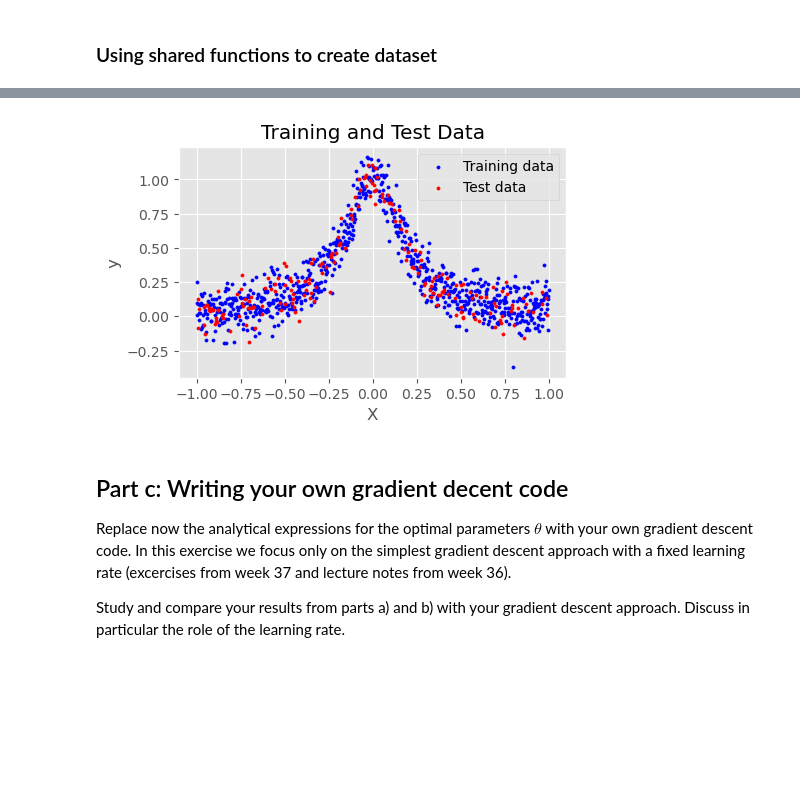
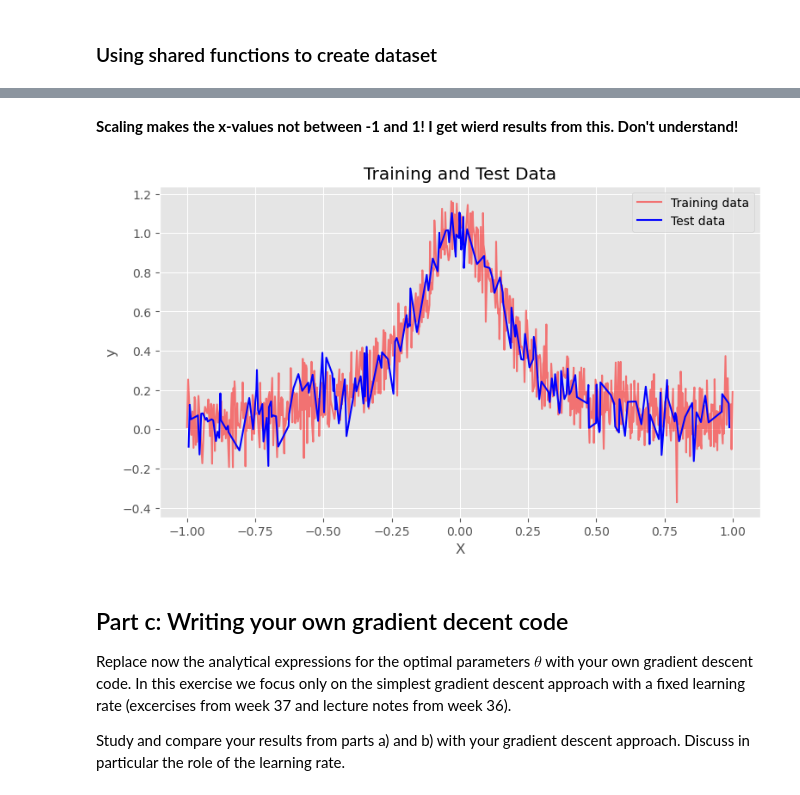
Before and after one commit to kjes4pres/Project_1_FYSSTK, a Jupyter notebook: Code/c_and_d.ipynb, the cells around one changed output, grey strips where cells are left out. Saved outputs shown, nothing was run; the diff lists cells and outputs as text; code cells hidden in the pictures; blank space fills up the shorter version.

Commit message:
plotting, skalering funker ikke waaa

```diff
--- a/Code/c_and_d.ipynb
+++ b/Code/c_and_d.ipynb
@@ -65,0 +66,15 @@ X_test = x_test_scaled
+# %%
+#Scaling the full data, the training and the test set separately
+# x_train_s = my_scaler(x_train)
+# x_test_s  = my_scaler(x_test)
+# x_all_s   = my_scaler(x_all)
+
+scaler = StandardScaler(with_mean=False)  # or with_mean=True depending on your needs
+scaler.fit(x_train)
+x_train_s = scaler.transform(x_train)
+x_test_s  = scaler.transform(x_test)
+x_all_s   = scaler.transform(x)
+
+# Making a design matrix based of the scaled data
+X_train = polynomial_features(x_train, polynomial_degree, intercept=True)
+X_test  = polynomial_features(x_test,  polynomial_degree, intercept=True)
@@ -66,15 +103,26 @@ X_test = x_test_scaled
+# %% [markdown]
+**Scaling makes the x-values not between -1 and 1! I get wierd results from this. Don't understand!**
 # %%
-# Plot training data and test data
-plt.figure(figsize=(5, 3))
-plt.scatter(x_train, y_train, color='blue', s=5, label='Training data')
-plt.scatter(x_test,  y_test,  color='red',  s=5, label='Test data')
+# Plot training data and test data, as lines, but then need to sort x first
+# Sort the training data for plotting
+sorted_indices_train = np.argsort(x_train.flatten())
+x_train_sorted = x_train[sorted_indices_train]
+y_train_sorted = y_train[sorted_indices_train]
+# Sort the test data for plotting
+sorted_indices_test = np.argsort(x_test.flatten())
+x_test_sorted = x_test[sorted_indices_test]
+y_test_sorted = y_test[sorted_indices_test]
+# Plot
+plt.figure(figsize=(9, 5))
+plt.plot(x_train_sorted, y_train_sorted, color='red', label='Training data', alpha=0.5)
+plt.plot(x_test_sorted,  y_test_sorted,  color='blue',  label='Test data')
 plt.xlabel('X')
 plt.ylabel('y')
 plt.title('Training and Test Data')
 plt.legend()
 plt.show()
 # %% [output]
-[figure, old version]
+[figure, new version]
 # %% [markdown]
 ## Part c: Writing your own gradient decent code
 
```
Also changed, not shown: parts of 13 cells of this notebook, 1 other file.
